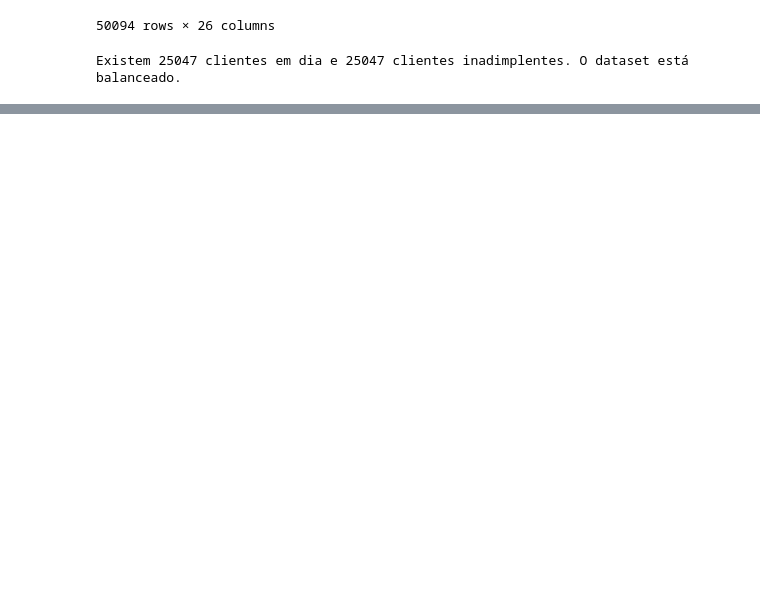
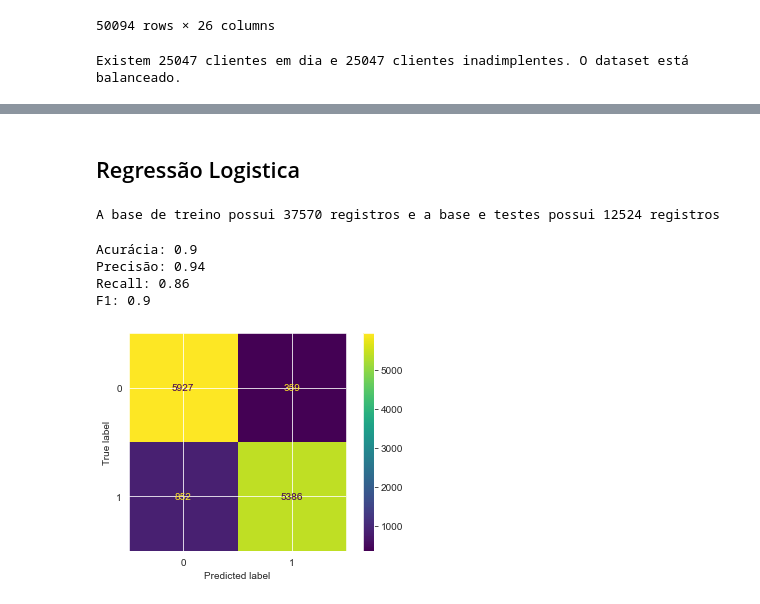
Before and after one commit to mavenceslau/Challenge-Data-Science-Alura-Cash, a Jupyter notebook: notebooks/Notebook_03_Modelos_Machine_Learning.ipynb, the cells around one changed output, grey strips where cells are left out. Cells and saved outputs as stored; diff of their text form; code cells hidden in the pictures; blank space fills up the shorter version.

Commit message:
finalização notebook_3; atualização utils.py; exportação modelo de classificação

```diff
--- a/notebooks/Notebook_03_Modelos_Machine_Learning.ipynb
+++ b/notebooks/Notebook_03_Modelos_Machine_Learning.ipynb
@@ -135,0 +178,2 @@ Existem 25047 clientes em dia e 25047 clientes inadimplentes. O dataset está ba
+# %%
+dados_final = pd.DataFrame(dados_std, columns = colunas)
@@ -135,0 +216,29 @@ Existem 25047 clientes em dia e 25047 clientes inadimplentes. O dataset está ba
+# %% [markdown]
+## Regressão Logistica
+# %%
+# Separação do dataset em variável dependente(y) e variáveis explicativas(x)
+
+SEED = 25
+x = dados_final.drop('emprestimo_inadimplente', axis = 1)
+y = dados_final['emprestimo_inadimplente']
+# %%
+# Separação de dados de treino e teste
+
+treino_x, teste_x, treino_y, teste_y = treino_teste(x, y, SEED)
+print(f'A base de treino possui {treino_x.shape[0]} registros e a base e testes possui {teste_x.shape[0]} registros')
+# %% [output]
+A base de treino possui 37570 registros e a base e testes possui 12524 registros
+# %%
+#treino e previsão
+
+rl = LogisticRegression(max_iter = 1000, random_state = SEED)
+y_predito_rl = classificador(rl, treino_x, teste_x, treino_y)
+# %%
+#Metricas
+metricas(y_predito_rl, teste_y)
+# %% [output]
+Acurácia: 0.9
+Precisão: 0.94
+Recall: 0.86
+F1: 0.9
+[figure, added]
```
Also changed, not shown: parts of 34 cells of this notebook, 2 other files.
